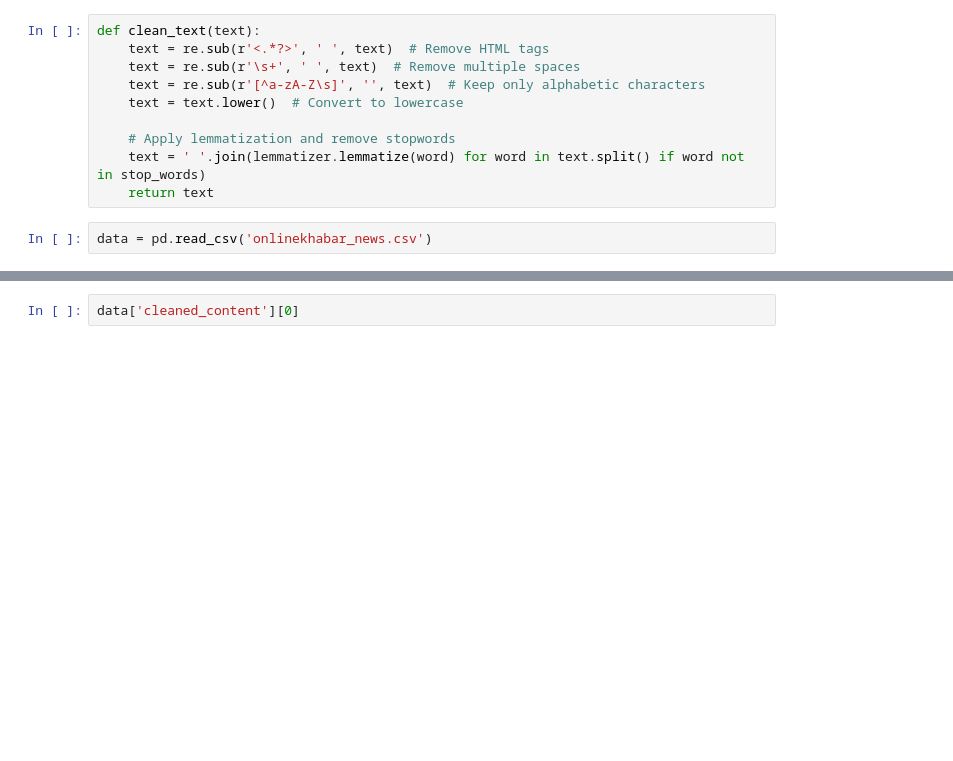
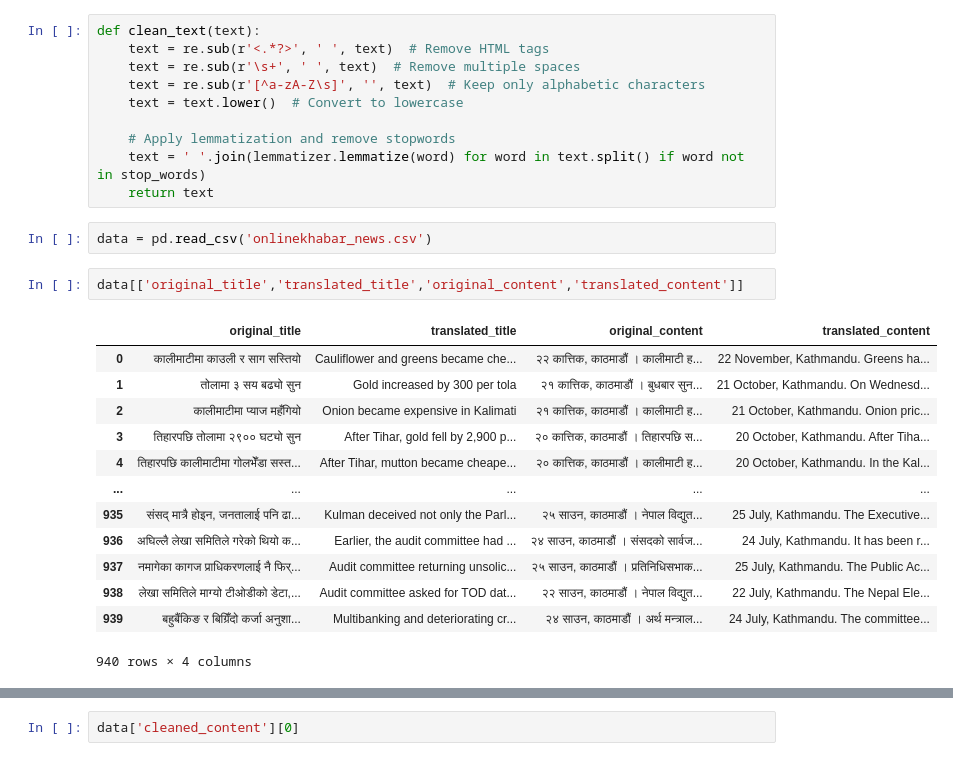
Before and after one commit to prayushaaaa/news-portal, a Jupyter notebook: web-app/notebooks/sentiment_analysis.ipynb, the cells around one changed output, grey strips where cells are left out. Cells and saved outputs as stored; diff of their text form; blank space fills up the shorter version.

```diff
--- a/web-app/notebooks/sentiment_analysis.ipynb
+++ b/web-app/notebooks/sentiment_analysis.ipynb
@@ -38,3 +38,19 @@ def clean_text(text):
     return text
 # %%
 data = pd.read_csv('onlinekhabar_news.csv')
+# %%
+data[['original_title','translated_title','original_content','translated_content']]
+# %% [output]
+|  | original_title | translated_title | original_content | translated_content |
+| 0 | कालीमाटीमा काउली र साग सस्तियो | Cauliflower and greens became che... | २२ कात्तिक, काठमाडौं । कालीमाटी ह... | 22 November, Kathmandu. Greens ha... |
+| 1 | तोलामा ३ सय बढ्यो सुन | Gold increased by 300 per tola | २१ कात्तिक, काठमाडौं । बुधबार सुन... | 21 October, Kathmandu. On Wednesd... |
+| 2 | कालीमाटीमा प्याज महँगियो | Onion became expensive in Kalimati | २१ कात्तिक, काठमाडौं । कालीमाटी ह... | 21 October, Kathmandu. Onion pric... |
+| 3 | तिहारपछि तोलामा २९०० घट्यो सुन | After Tihar, gold fell by 2,900 p... | २० कात्तिक, काठमाडौं । तिहारपछि स... | 20 October, Kathmandu. After Tiha... |
+| 4 | तिहारपछि कालीमाटीमा गोलभेँडा सस्त... | After Tihar, mutton became cheape... | २० कात्तिक, काठमाडौं । कालीमाटी ह... | 20 October, Kathmandu. In the Kal... |
+| ... | ... | ... | ... | ... |
+| 935 | संसद् मात्रै होइन, जनतालाई पनि ढा... | Kulman deceived not only the Parl... | २५ साउन, काठमाडौं । नेपाल विद्युत... | 25 July, Kathmandu. The Executive... |
+| 936 | अघिल्लै लेखा समितिले गरेको थियो क... | Earlier, the audit committee had ... | २४ साउन, काठमाडौं । संसदको सार्वज... | 24 July, Kathmandu. It has been r... |
+| 937 | नमागेका कागज प्राधिकरणलाई नै फिर्... | Audit committee returning unsolic... | २५ साउन, काठमाडौं । प्रतिनिधिसभाक... | 25 July, Kathmandu. The Public Ac... |
+| 938 | लेखा समितिले माग्यो टीओडीको डेटा,... | Audit committee asked for TOD dat... | २२ साउन, काठमाडौं । नेपाल विद्युत... | 22 July, Kathmandu. The Nepal Ele... |
+| 939 | बहुबैंकिङ र बिग्रिँदो कर्जा अनुशा... | Multibanking and deteriorating cr... | २४ साउन, काठमाडौं । अर्थ मन्त्राल... | 24 July, Kathmandu. The committee... |
+940 rows × 4 columns
```
Also changed, not shown: parts of 5 cells of this notebook, 9 other files.
